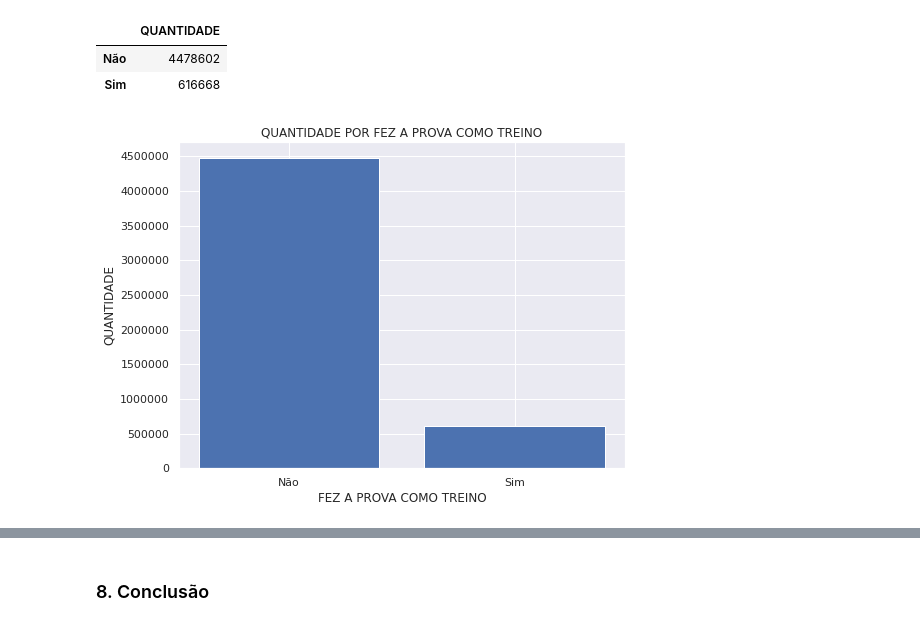
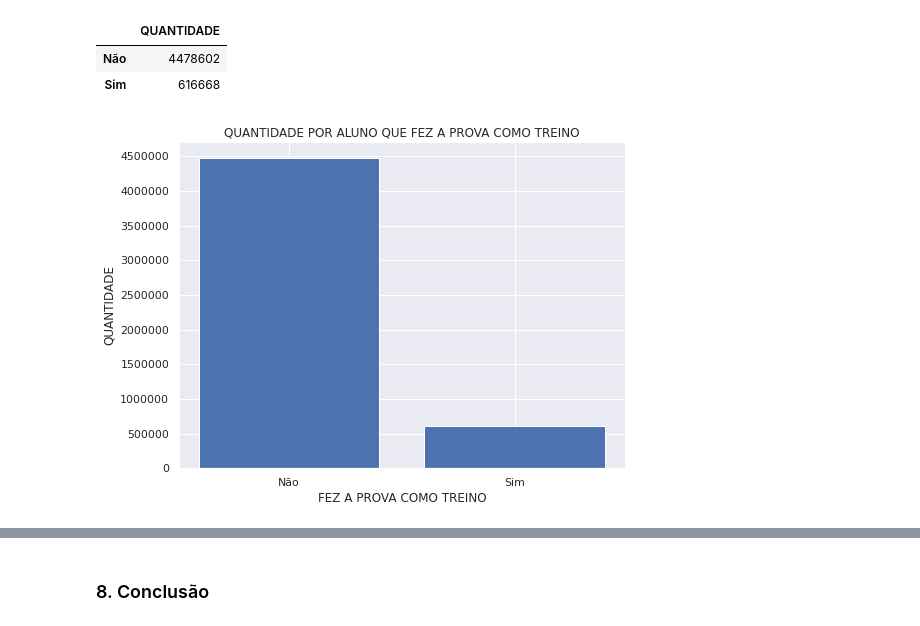
Before and after one commit to joaoo-vittor/analise-microdados-enem-2019, a Jupyter notebook: Insight_MicrodadosEnem.ipynb, the cells around one changed output, grey strips where cells are left out. Cells and saved outputs as stored; diff of their text form; code cells hidden in the pictures.

```diff
--- a/Insight_MicrodadosEnem.ipynb
+++ b/Insight_MicrodadosEnem.ipynb
@@ -711,11 +734,11 @@ df_treino
 # %%
 fig, ax = plt.subplots(figsize=(8, 6))
 ax.bar(x=df_treino.index, height=df_treino['QUANTIDADE'])
 ax.set_yticks(np.arange(0, 4800000, 500000))
 plt.yticks(ax.get_yticks(), ax.get_yticks() * 1)
-plt.title('QUANTIDADE POR FEZ A PROVA COMO TREINO')
+plt.title('QUANTIDADE POR ALUNO QUE FEZ A PROVA COMO TREINO')
 plt.ylabel('QUANTIDADE')
 plt.xlabel('FEZ A PROVA COMO TREINO')
 plt.show()
 # %% [output]
-[figure, old version]
+[figure, new version]
```
Also changed, not shown: parts of 98 cells of this notebook.
